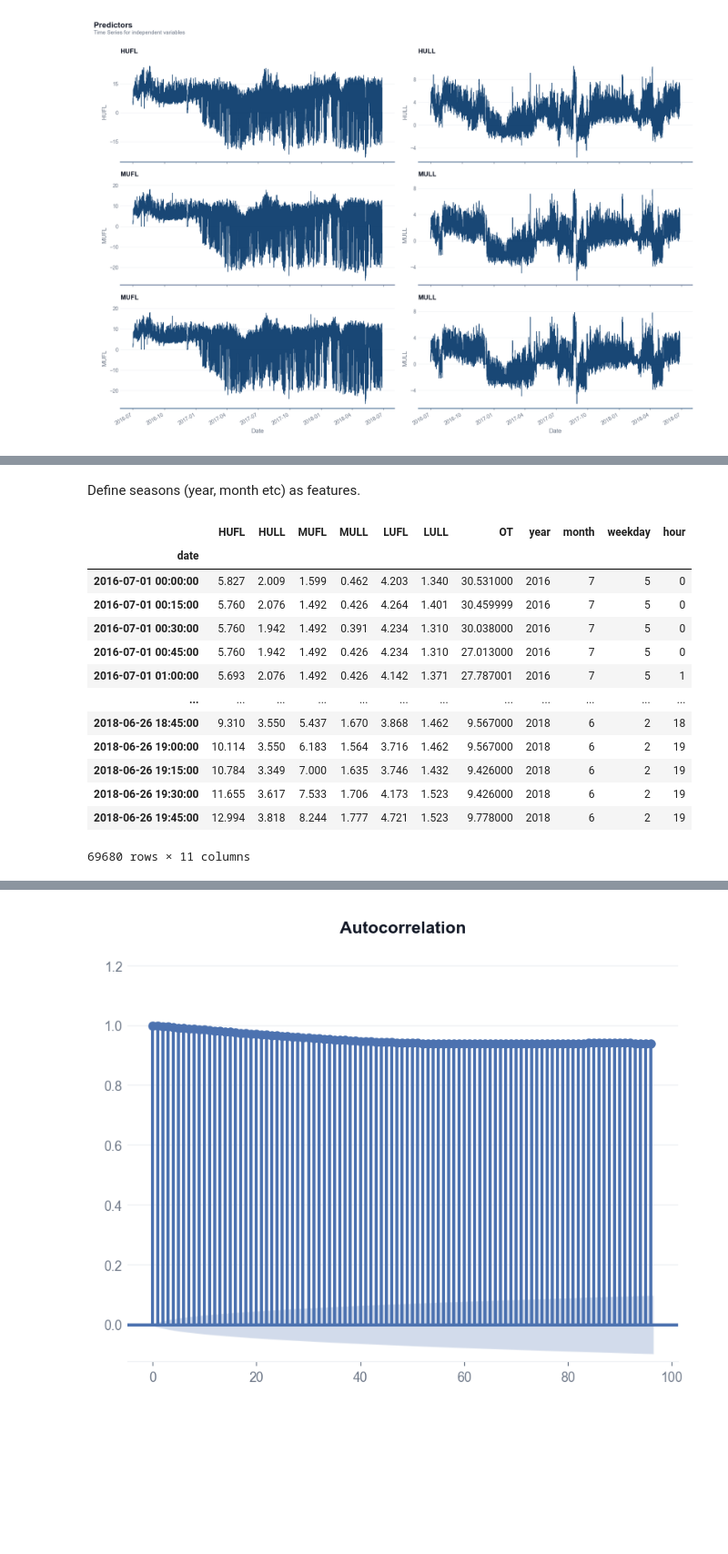
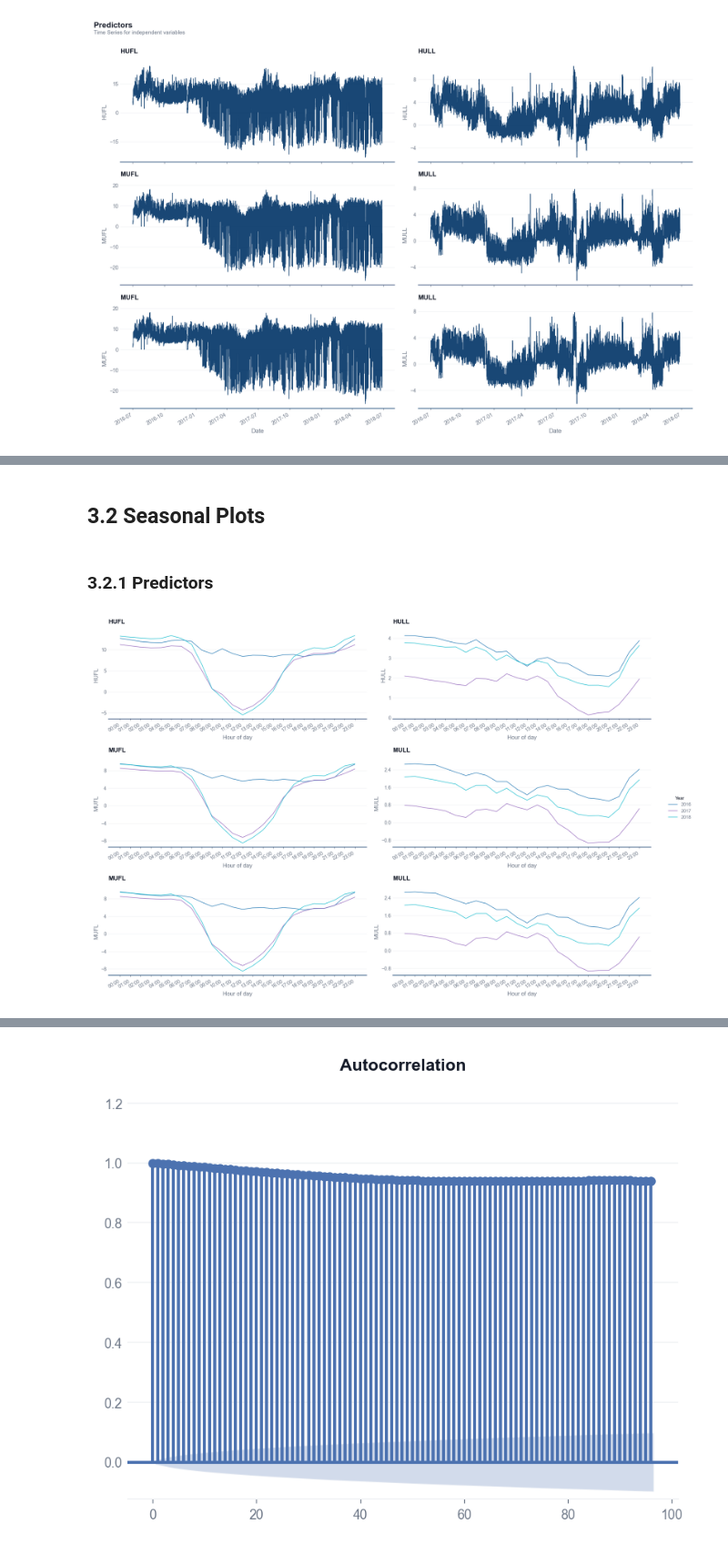
Before and after one commit to stuart-n-wilson/dissertation, a Jupyter notebook: notebooks/01_eda.ipynb, the cells around one changed output, grey strips where cells are left out. Shown at 91% size. Drawn from its saved outputs; the diff is of its cells as text; code cells hidden in the pictures; blank space fills up the shorter version.

```diff
--- a/notebooks/01_eda.ipynb
+++ b/notebooks/01_eda.ipynb
@@ -113,2 +126,0 @@ fig.savefig("../figures/eda/target-time-series.png")
-# %% [markdown]
-Define seasons (year, month etc) as features.
@@ -121,17 +127,8 @@ df_ssn["hour"] = df.index.hour
-# %%
-df_ssn
-# %% [output]
-|  | HUFL | HULL | MUFL | MULL | LUFL | LULL | OT | year | month | weekday | hour |
-| date |  |  |  |  |  |  |  |  |  |  |  |
-| 2016-07-01 00:00:00 | 5.827 | 2.009 | 1.599 | 0.462 | 4.203 | 1.340 | 30.531000 | 2016 | 7 | 5 | 0 |
-| 2016-07-01 00:15:00 | 5.760 | 2.076 | 1.492 | 0.426 | 4.264 | 1.401 | 30.459999 | 2016 | 7 | 5 | 0 |
-| 2016-07-01 00:30:00 | 5.760 | 1.942 | 1.492 | 0.391 | 4.234 | 1.310 | 30.038000 | 2016 | 7 | 5 | 0 |
-| 2016-07-01 00:45:00 | 5.760 | 1.942 | 1.492 | 0.426 | 4.234 | 1.310 | 27.013000 | 2016 | 7 | 5 | 0 |
-| 2016-07-01 01:00:00 | 5.693 | 2.076 | 1.492 | 0.426 | 4.142 | 1.371 | 27.787001 | 2016 | 7 | 5 | 1 |
-| ... | ... | ... | ... | ... | ... | ... | ... | ... | ... | ... | ... |
-| 2018-06-26 18:45:00 | 9.310 | 3.550 | 5.437 | 1.670 | 3.868 | 1.462 | 9.567000 | 2018 | 6 | 2 | 18 |
-| 2018-06-26 19:00:00 | 10.114 | 3.550 | 6.183 | 1.564 | 3.716 | 1.462 | 9.567000 | 2018 | 6 | 2 | 19 |
-| 2018-06-26 19:15:00 | 10.784 | 3.349 | 7.000 | 1.635 | 3.746 | 1.432 | 9.426000 | 2018 | 6 | 2 | 19 |
-| 2018-06-26 19:30:00 | 11.655 | 3.617 | 7.533 | 1.706 | 4.173 | 1.523 | 9.426000 | 2018 | 6 | 2 | 19 |
-| 2018-06-26 19:45:00 | 12.994 | 3.818 | 8.244 | 1.777 | 4.721 | 1.523 | 9.778000 | 2018 | 6 | 2 | 19 |
-69680 rows × 11 columns
+# %% [markdown]
+## 3.2 Seasonal Plots
+# %% [markdown]
+### 3.2.1 Predictors
+# %%
+fig = plot_seasonal_grid(df, ["HUFL", "HULL", "MUFL", "MULL", "MUFL", "MULL"], season="year", period="hour", rows=3, cols=2)
+# %% [output]
+[figure, added]
```
Also changed, not shown: parts of 56 cells of this notebook, 2 other files.
